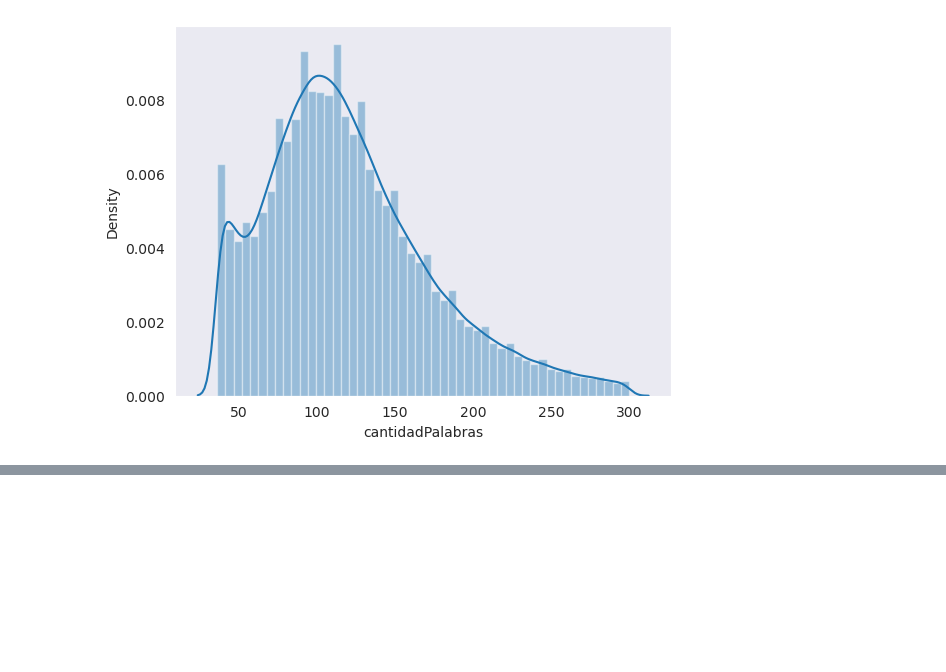
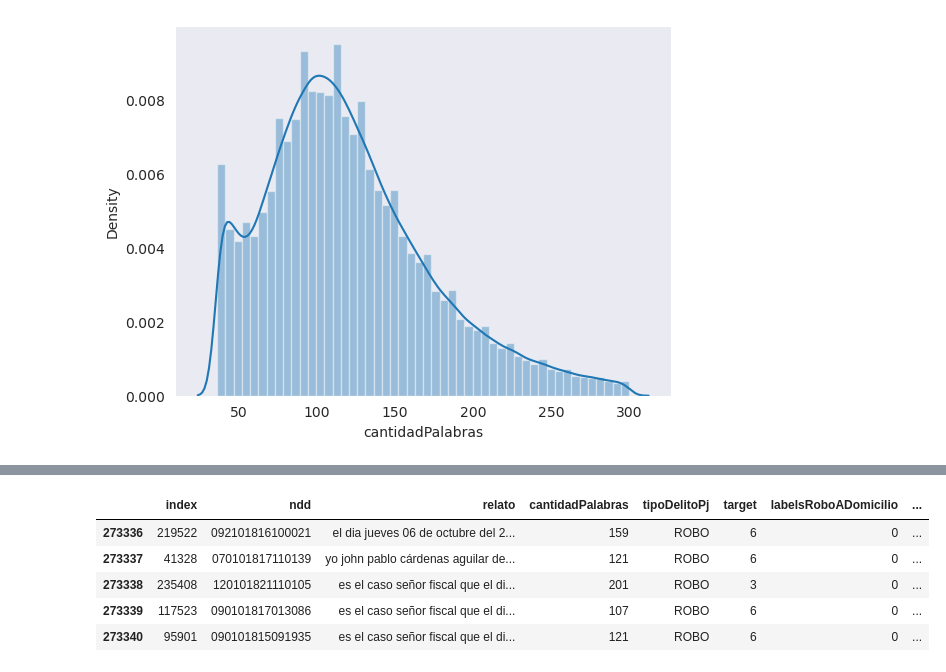
Before and after one commit to LeninGF/clasificaion_robos_fge, a Jupyter notebook: dataset_traintest_split.ipynb, the cells around one changed output, grey strips where cells are left out. Saved outputs shown, nothing was run; the diff lists cells and outputs as text; code cells hidden in the pictures; blank space fills up the shorter version.

```diff
--- a/dataset_traintest_split.ipynb
+++ b/dataset_traintest_split.ipynb
@@ -118 +151,10 @@ sns.distplot(train_df.cantidadPalabras)
+# %%
+valid_df.head()
+# %% [output]
+|  | index | ndd | relato | cantidadPalabras | tipoDelitoPj | target | labelsRoboADomicilio | ... |
+| 273336 | 219522 | 092101816100021 | el dia jueves 06 de octubre del 2... | 159 | ROBO | 6 | 0 | ... |
+| 273337 | 41328 | 070101817110139 | yo john pablo cárdenas aguilar de... | 121 | ROBO | 6 | 0 | ... |
+| 273338 | 235408 | 120101821110105 | es el caso señor fiscal que el di... | 201 | ROBO | 3 | 0 | ... |
+| 273339 | 117523 | 090101817013086 | es el caso señor fiscal que el di... | 107 | ROBO | 6 | 0 | ... |
+| 273340 | 95901 | 090101815091935 | es el caso señor fiscal que el di... | 121 | ROBO | 6 | 0 | ... |
 # %%
```
Also changed, not shown: parts of 12 cells of this notebook.
